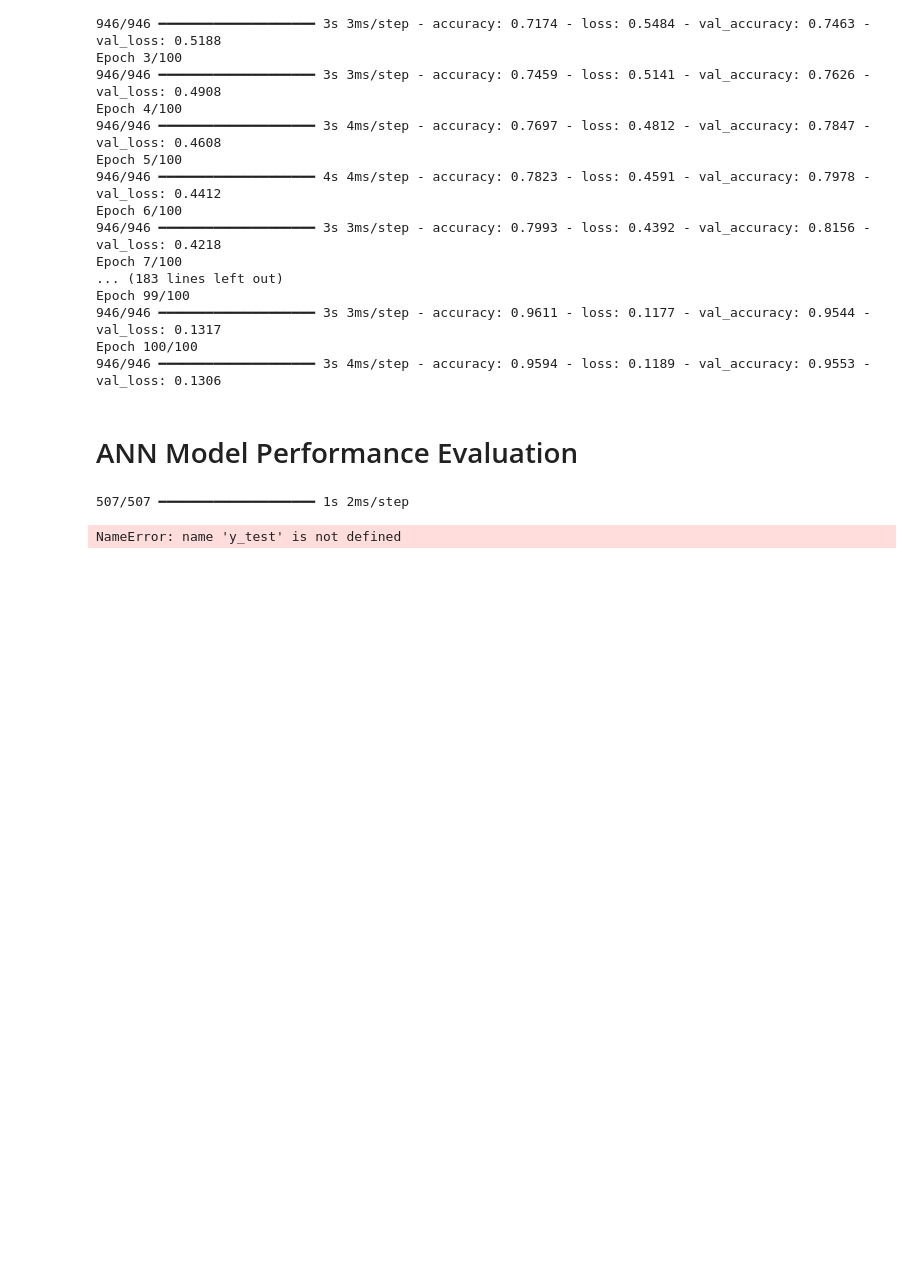
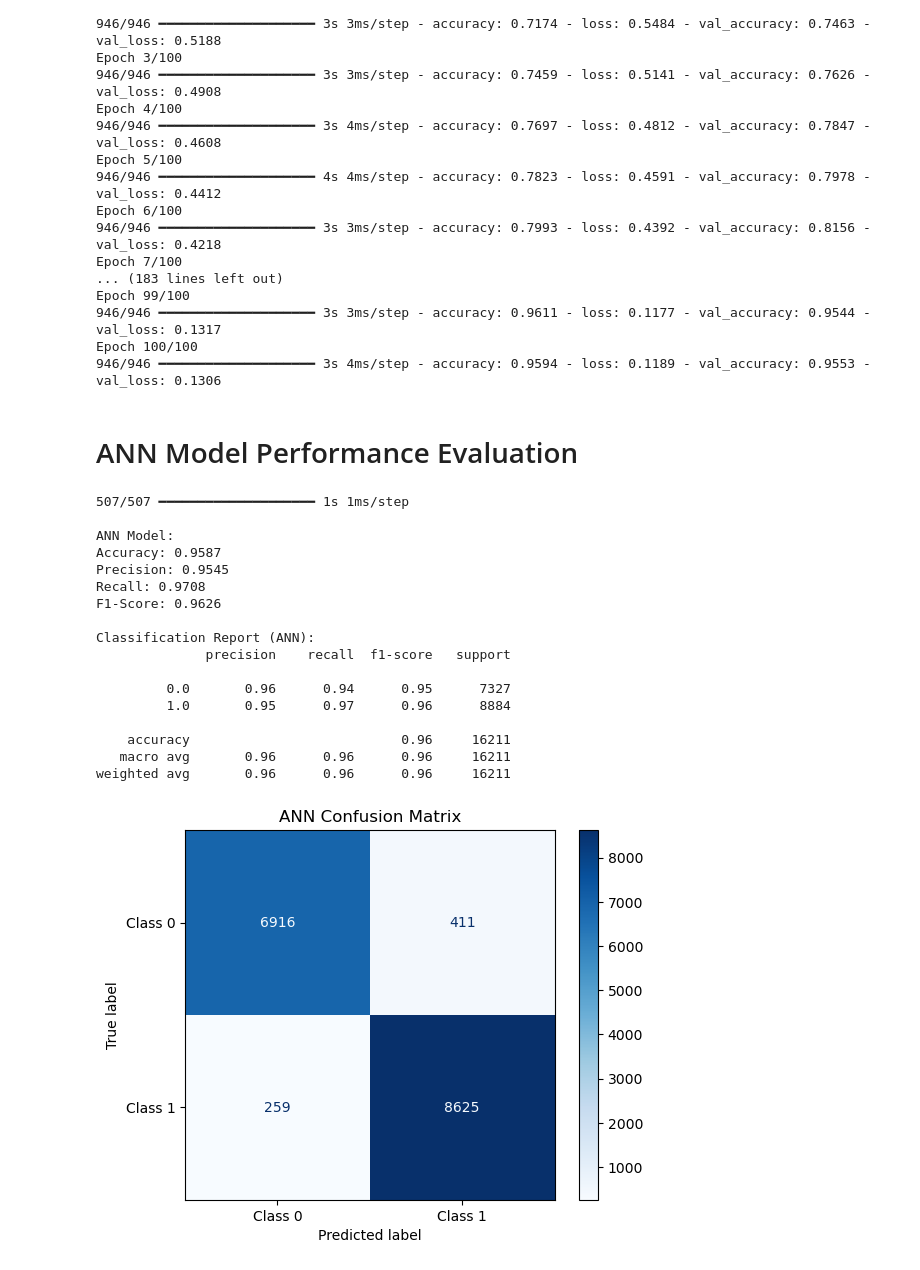
Before and after one commit to farah7566/Mushroom-Classification, a Jupyter notebook: DL_Comp.ipynb, the cells around one changed output. Drawn from its saved outputs; the diff is of its cells as text; code cells hidden in the pictures; blank space fills up the shorter version.

```diff
--- a/DL_Comp.ipynb
+++ b/DL_Comp.ipynb
@@ -288,29 +288,45 @@ Epoch 100/100
 # %%
 # Evaluate ANN Model
 y_pred_ann = ann_model.predict(X_test).round()  # Convert probabilities to class predictions
-ann_accuracy = accuracy_score(y_test, y_pred_ann)
-ann_precision = precision_score(y_test, y_pred_ann)
-ann_recall = recall_score(y_test, y_pred_ann)
-ann_f1 = f1_score(y_test, y_pred_ann)
+ann_accuracy = accuracy_score(Y_test, y_pred_ann)
+ann_precision = precision_score(Y_test, y_pred_ann)
+ann_recall = recall_score(Y_test, y_pred_ann)
+ann_f1 = f1_score(Y_test, y_pred_ann)
 
 # Print ANN Results
 print("\nANN Model:")
 print(f"Accuracy: {ann_accuracy:.4f}")
 print(f"Precision: {ann_precision:.4f}")
 print(f"Recall: {ann_recall:.4f}")
 print(f"F1-Score: {ann_f1:.4f}")
 
 
 # Display Classification Report for ANN
 print("\nClassification Report (ANN):")
-print(classification_report(y_test, y_pred_ann))
+print(classification_report(Y_test, y_pred_ann))
 
 # Confusion Matrix for ANN
-cm_ann = confusion_matrix(y_test, y_pred_ann)
+cm_ann = confusion_matrix(Y_test, y_pred_ann)
 disp = ConfusionMatrixDisplay(confusion_matrix=cm_ann, display_labels=['Class 0', 'Class 1'])
 disp.plot(cmap="Blues")
 plt.title("ANN Confusion Matrix")
 plt.show()
 # %% [output]
-507/507 ━━━━━━━━━━━━━━━━━━━━ 1s 2ms/step
+507/507 ━━━━━━━━━━━━━━━━━━━━ 1s 1ms/step
+
+ANN Model:
+Accuracy: 0.9587
+Precision: 0.9545
+Recall: 0.9708
+F1-Score: 0.9626
+
+Classification Report (ANN):
+              precision    recall  f1-score   support
+
+         0.0       0.96      0.94      0.95      7327
+         1.0       0.95      0.97      0.96      8884
+
+    accuracy                           0.96     16211
+   macro avg       0.96      0.96      0.96     16211
+weighted avg       0.96      0.96      0.96     16211
-NameError: name 'y_test' is not defined
+[figure, added]
```
